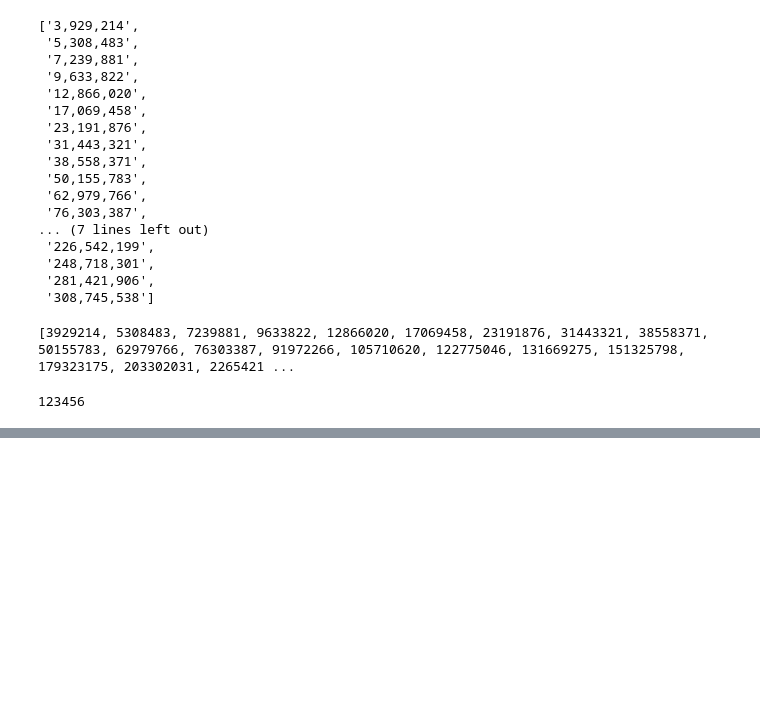
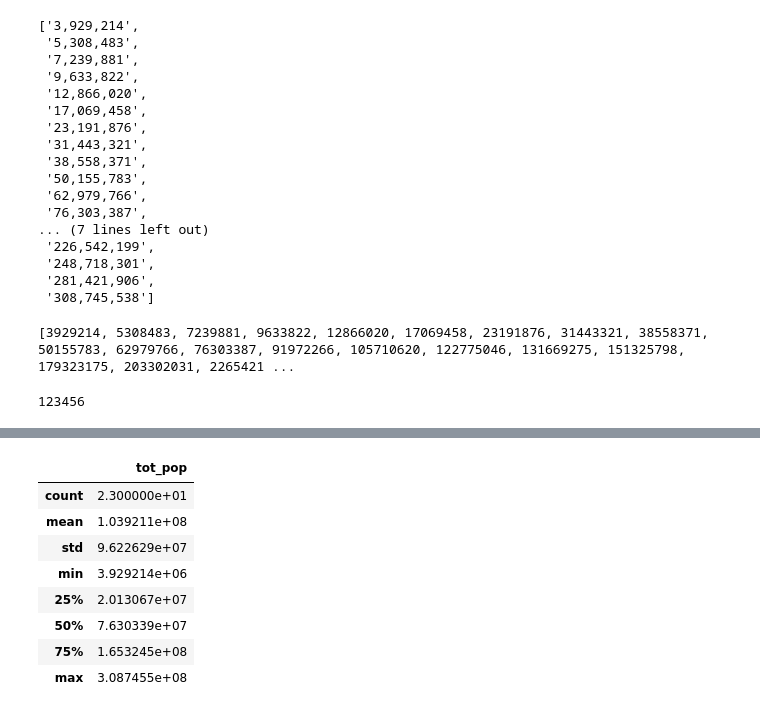
Before and after one commit to SushanthikPoreddy/data690_sushanthik, a Jupyter notebook: assignment_04/in_session_04_practice_02.ipynb, the cells around one changed output, grey strips where cells are left out. Drawn from its saved outputs; the diff is of its cells as text; code cells hidden in the pictures; blank space fills up the shorter version.

```diff
--- a/assignment_04/in_session_04_practice_02.ipynb
+++ b/assignment_04/in_session_04_practice_02.ipynb
@@ -182,0 +207,12 @@ df("tot_pop")
+# %%
+df.describe()
+# %% [output]
+|  | tot_pop |
+| count | 2.300000e+01 |
+| mean | 1.039211e+08 |
+| std | 9.622629e+07 |
+| min | 3.929214e+06 |
+| 25% | 2.013067e+07 |
+| 50% | 7.630339e+07 |
+| 75% | 1.653245e+08 |
+| max | 3.087455e+08 |
```
Also changed, not shown: parts of 3 cells of this notebook.
